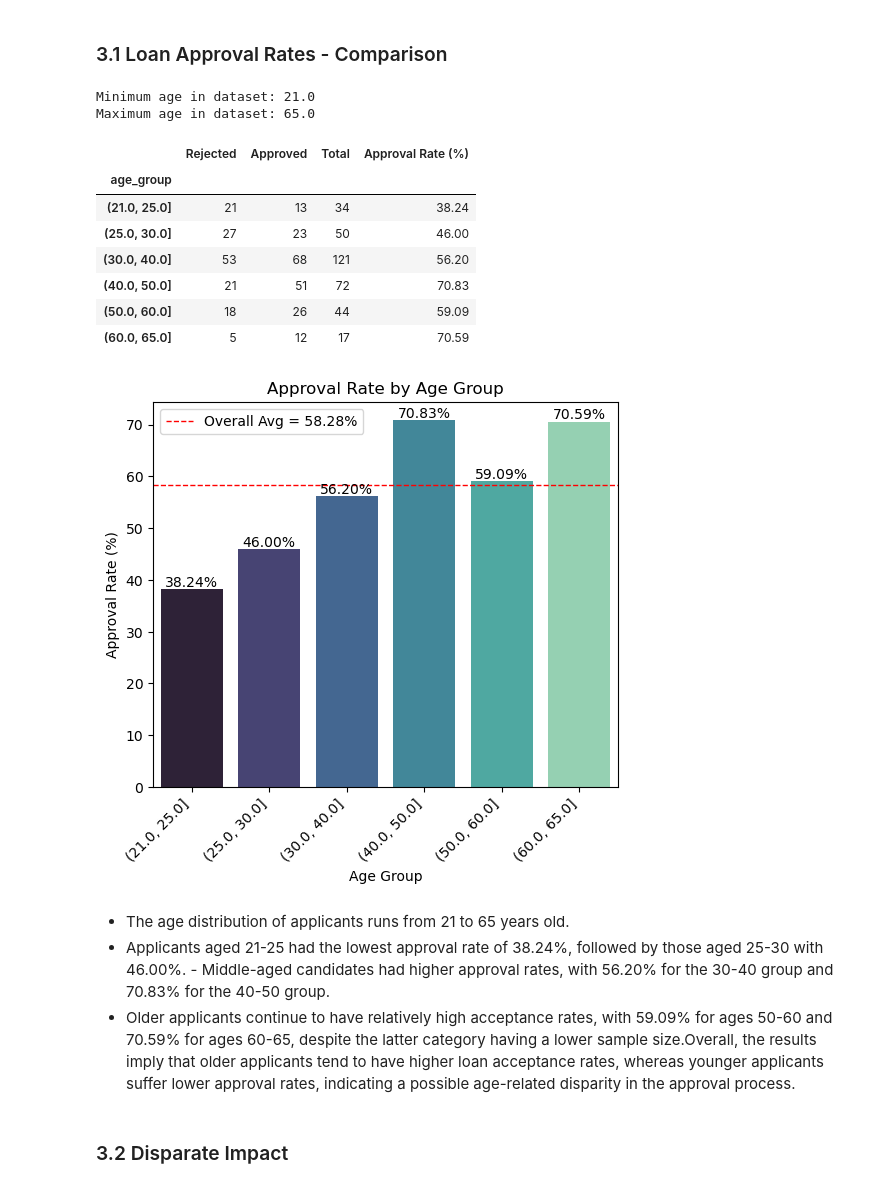
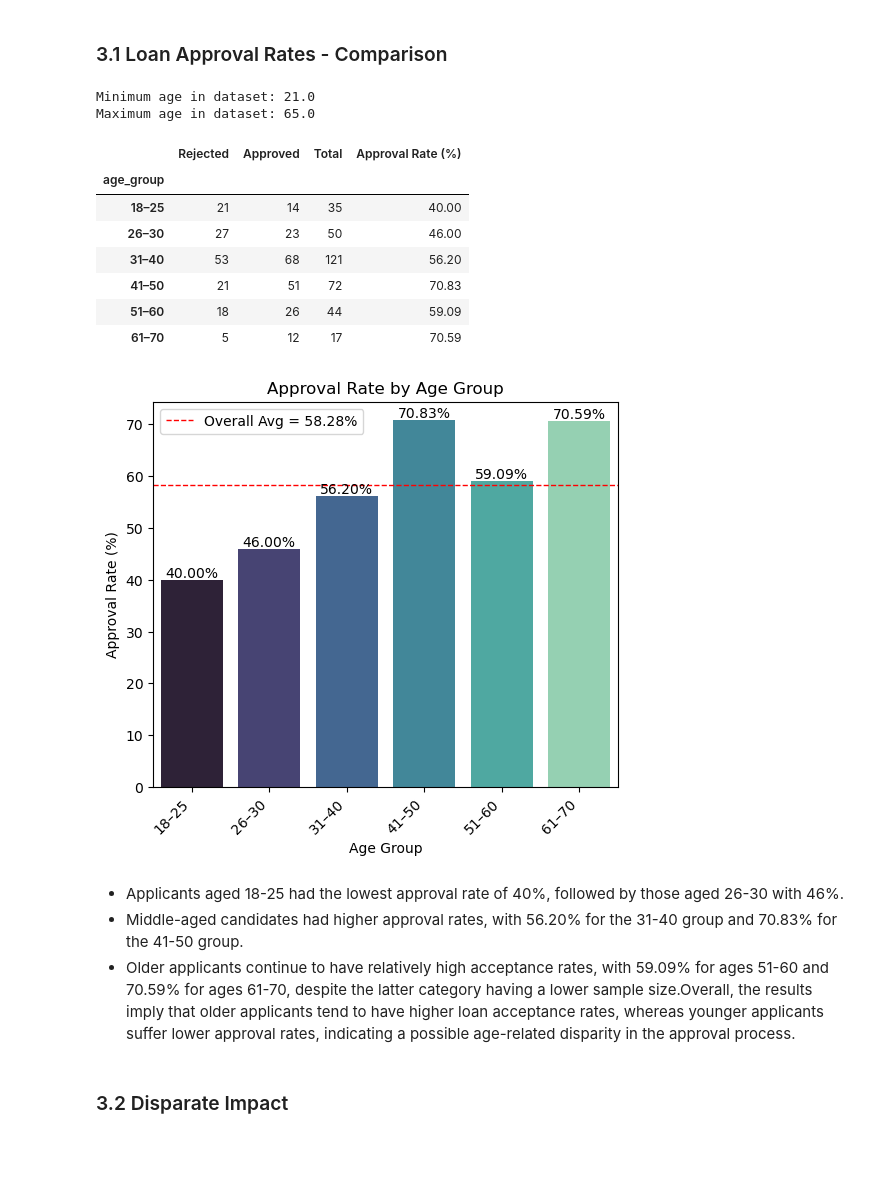
Before and after one commit to marianaclopes/dego-project-team6, a Jupyter notebook: notebooks/02-bias-analysis.ipynb, the cells around one changed output. Cells and saved outputs as stored; diff of their text form; code cells hidden in the pictures; blank space fills up the shorter version.

```diff
--- a/notebooks/02-bias-analysis.ipynb
+++ b/notebooks/02-bias-analysis.ipynb
@@ -293,15 +299,20 @@ Dependent (reject H0)
 ### 3.1 Loan Approval Rates - Comparison
 # %%
 # minimum age
-min_age = df["age"].min()
+min_age = df["applicant_info.age"].min()
 print(f"Minimum age in dataset: {min_age}")
 
 # maximum age
-max_age = df["age"].max()
+max_age = df["applicant_info.age"].max()
 print(f"Maximum age in dataset: {max_age}")
 
 # Age buckets
-df["age_group"] = pd.cut(df["age"], bins=[min_age, 25, 30, 40, 50, 60, max_age])
+df["age_group"] = pd.cut(
+    df["applicant_info.age"],
+    bins=[18, 25, 30, 40, 50, 60, 70],
+    labels=["18–25", "26–30", "31–40", "41–50", "51–60", "61–70"],
+    include_lowest=True
+)
 
 # Approval summary by age group
 age_summary = pd.crosstab(
@@ -337,44 +348,44 @@ ax = sns.barplot(
 
 for p in ax.patches:
     height = p.get_height()
     ax.text(
         p.get_x() + p.get_width() / 2,
         height + 0.5,
         f"{height:.2f}%",
         ha="center"
     )
 
 plt.axhline(
     overall_rate * 100,
     color="red",
     linestyle="--",
     linewidth=1,
     label=f"Overall Avg = {overall_rate:.2%}"
 )
 
 plt.legend(loc="best")
 
 plt.xticks(rotation=45, ha='right')
 plt.title("Approval Rate by Age Group")
 plt.ylabel("Approval Rate (%)")
 plt.xlabel("Age Group")
 plt.show()
 # %% [output]
 Minimum age in dataset: 21.0
 Maximum age in dataset: 65.0
 |  | Rejected | Approved | Total | Approval Rate (%) |
 | age_group |  |  |  |  |
-| (21.0, 25.0] | 21 | 13 | 34 | 38.24 |
-| (25.0, 30.0] | 27 | 23 | 50 | 46.00 |
-| (30.0, 40.0] | 53 | 68 | 121 | 56.20 |
-| (40.0, 50.0] | 21 | 51 | 72 | 70.83 |
-| (50.0, 60.0] | 18 | 26 | 44 | 59.09 |
-| (60.0, 65.0] | 5 | 12 | 17 | 70.59 |
+| 18–25 | 21 | 14 | 35 | 40.00 |
+| 26–30 | 27 | 23 | 50 | 46.00 |
+| 31–40 | 53 | 68 | 121 | 56.20 |
+| 41–50 | 21 | 51 | 72 | 70.83 |
+| 51–60 | 18 | 26 | 44 | 59.09 |
+| 61–70 | 5 | 12 | 17 | 70.59 |
-[figure, old version]
+[figure, new version]
 # %% [markdown]
-- The age distribution of applicants runs from 21 to 65 years old.
-- Applicants aged 21-25 had the lowest approval rate of 38.24%, followed by those aged 25-30 with 46.00%. - Middle-aged candidates had higher approval rates, with 56.20% for the 30-40 group and 70.83% for the 40-50 group.
-- Older applicants continue to have relatively high acceptance rates, with 59.09% for ages 50-60 and 70.59% for ages 60-65, despite the latter category having a lower sample size.Overall, the results imply that older applicants tend to have higher loan acceptance rates, whereas younger applicants suffer lower approval rates, indicating a possible age-related disparity in the approval process.
+- Applicants aged 18-25 had the lowest approval rate of 40%, followed by those aged 26-30 with 46%.
+- Middle-aged candidates had higher approval rates, with 56.20% for the 31-40 group and 70.83% for the 41-50 group.
+- Older applicants continue to have relatively high acceptance rates, with 59.09% for ages 51-60 and 70.59% for ages 61-70, despite the latter category having a lower sample size.Overall, the results imply that older applicants tend to have higher loan acceptance rates, whereas younger applicants suffer lower approval rates, indicating a possible age-related disparity in the approval process.
 # %% [markdown]
 ### 3.2 Disparate Impact
 # %% [markdown]
```
Also changed, not shown: parts of 26 cells of this notebook.
